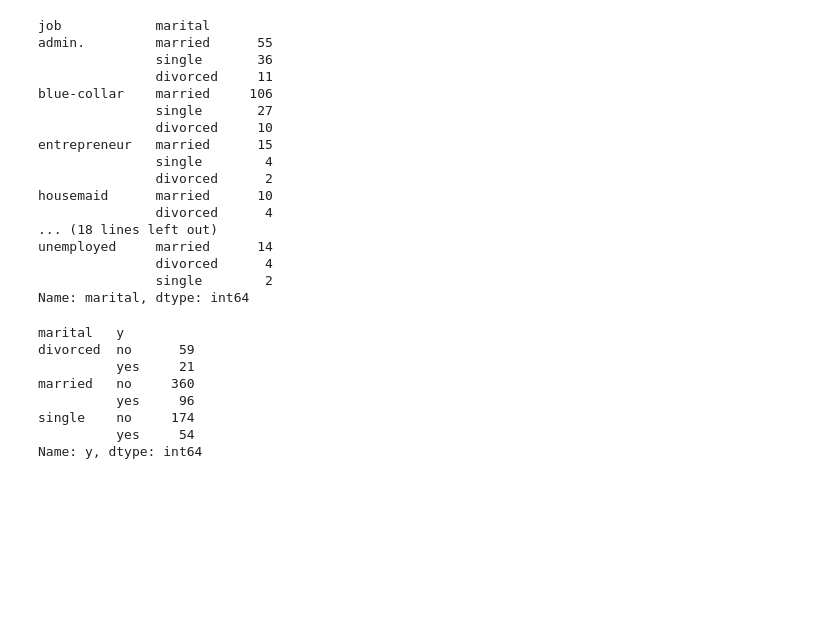
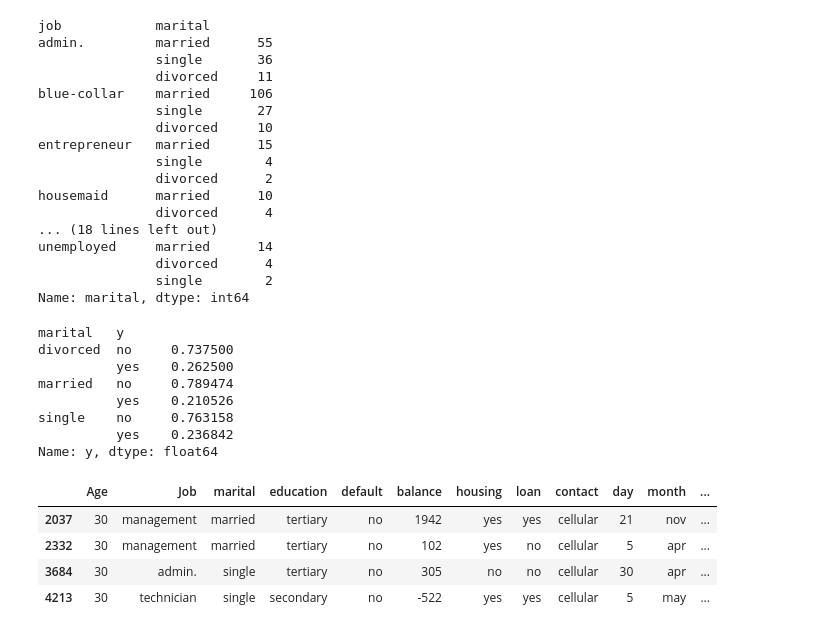
Before and after one commit to sagarbhadra7/Data-Science, a Jupyter notebook: Pandas_example.ipynb, the cells around one changed output. Cells and saved outputs as stored; diff of their text form; code cells hidden in the pictures; blank space fills up the shorter version.

```diff
--- a/Pandas_example.ipynb
+++ b/Pandas_example.ipynb
@@ -166,5 +166,5 @@ df1[['age','job']]
 | 4520 | 44 | entrepreneur |
 764 rows × 2 columns
 # %%
-df1.rename({'age':'Age','job':'Job'},inplace=True)
+df1.rename(columns={'age':'Age','job':'Job','y':'Loan_status'},inplace=True)
 # %%
@@ -256,13 +256,21 @@ unemployed     married      14
                single        2
 Name: marital, dtype: int64
 # %%
-df1.groupby('marital').y.value_counts()
+df1.groupby('marital').Loan_status.value_counts(normalize=True)
 # %% [output]
 marital   y
-divorced  no      59
-          yes     21
-married   no     360
-          yes     96
-single    no     174
-          yes     54
-Name: y, dtype: int64
+divorced  no     0.737500
+          yes    0.262500
+married   no     0.789474
+          yes    0.210526
+single    no     0.763158
+          yes    0.236842
+Name: y, dtype: float64
+# %%
+df1[(df1['Loan_status']=='yes') & (df1['Age']==30)]
+# %% [output]
+|  | Age | Job | marital | education | default | balance | housing | loan | contact | day | month | ... |
+| 2037 | 30 | management | married | tertiary | no | 1942 | yes | yes | cellular | 21 | nov | ... |
+| 2332 | 30 | management | married | tertiary | no | 102 | yes | no | cellular | 5 | apr | ... |
+| 3684 | 30 | admin. | single | tertiary | no | 305 | no | no | cellular | 30 | apr | ... |
+| 4213 | 30 | technician | single | secondary | no | -522 | yes | yes | cellular | 5 | may | ... |
```
Also changed, not shown: parts of 11 cells of this notebook.
